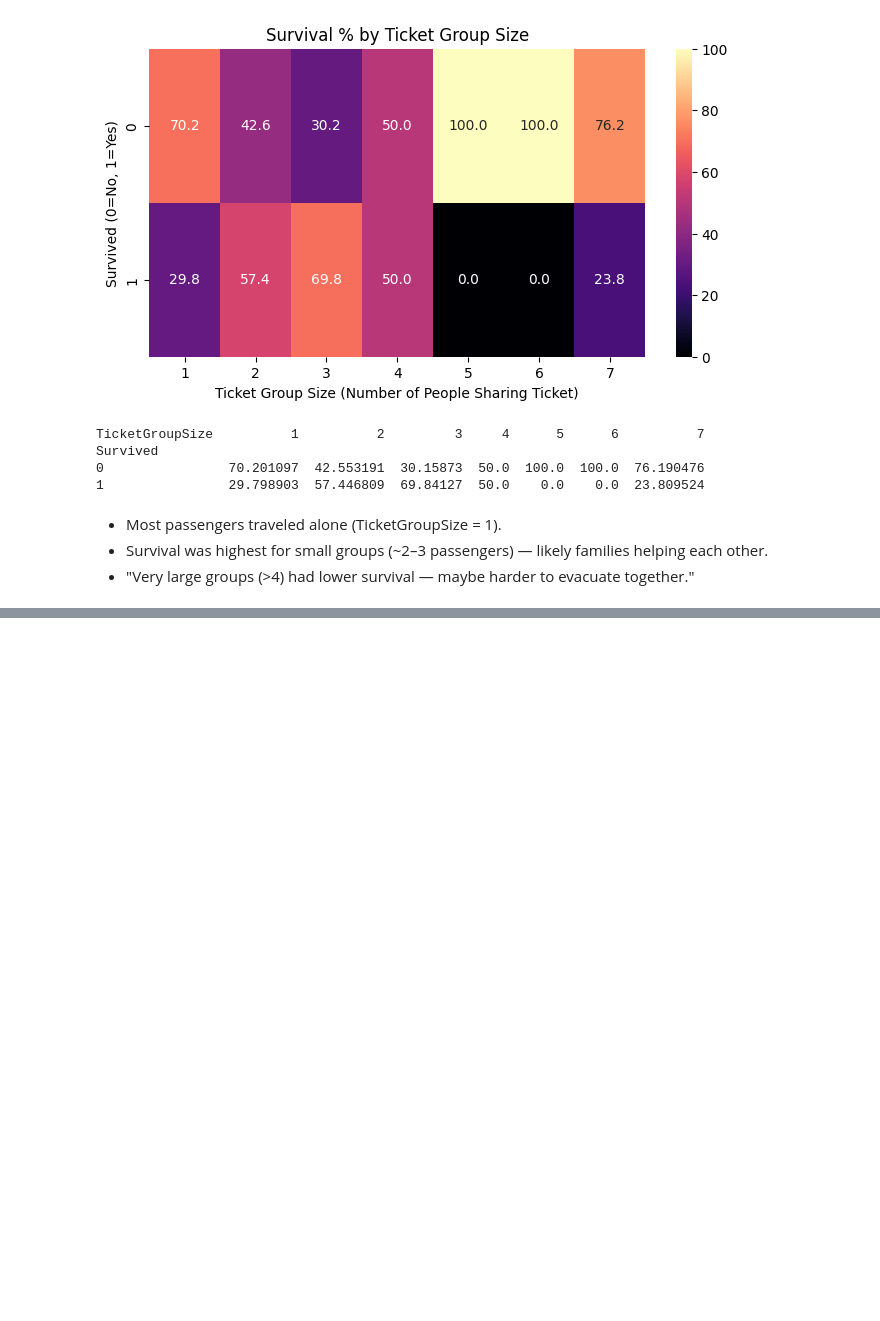
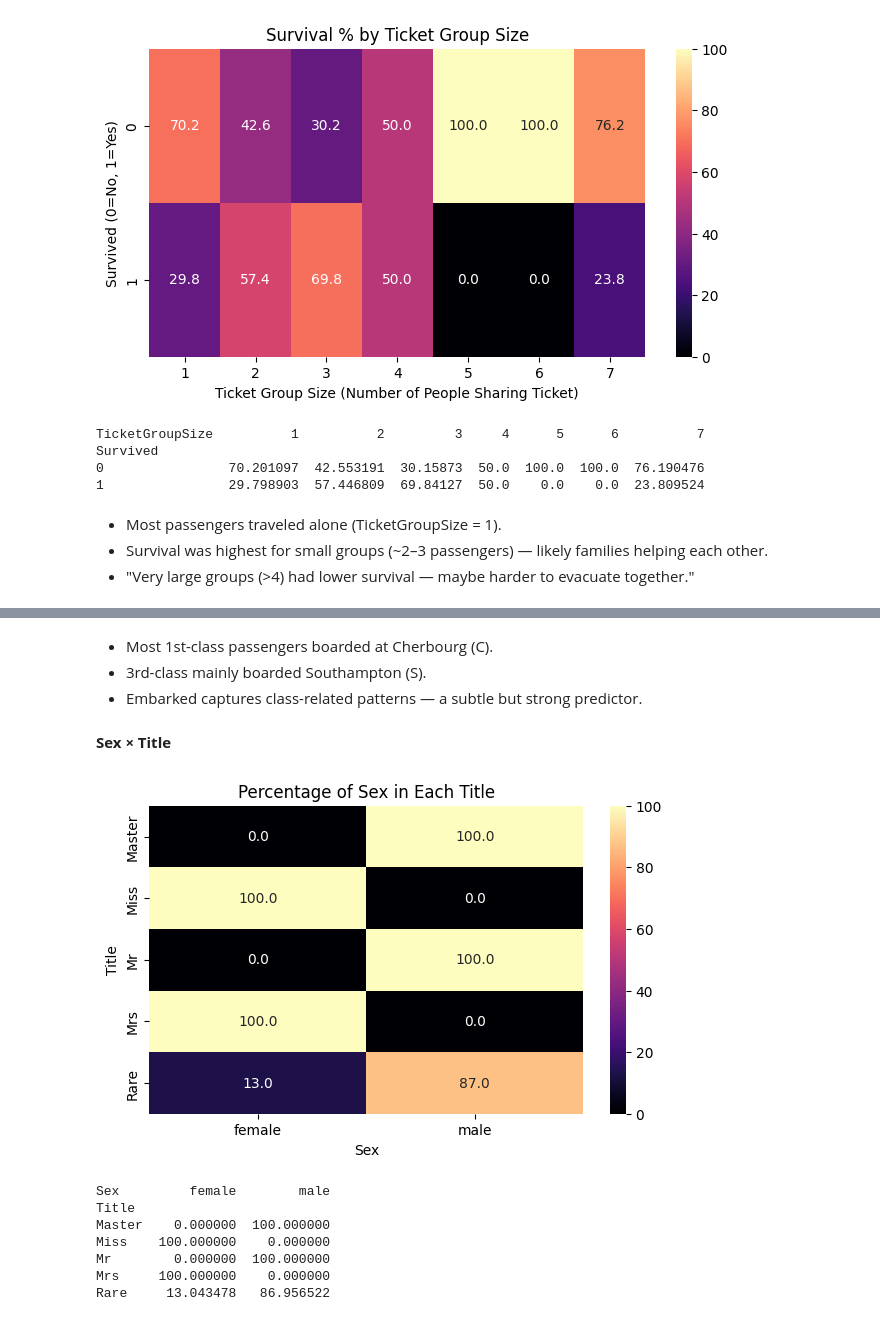
Before and after one commit to Aman-sys-ui/EDA, a Jupyter notebook: Titanic/EDA_Titanic.ipynb, the cells around one changed output, grey strips where cells are left out. Saved outputs shown, nothing was run; the diff lists cells and outputs as text; code cells hidden in the pictures; blank space fills up the shorter version.

```diff
--- a/Titanic/EDA_Titanic.ipynb
+++ b/Titanic/EDA_Titanic.ipynb
@@ -753,0 +793,27 @@ Survived
+# %% [markdown]
+- Most 1st-class passengers boarded at Cherbourg (C).
+- 3rd-class mainly boarded Southampton (S).
+- Embarked captures class-related patterns — a subtle but strong predictor.
+# %% [markdown]
+**Sex × Title**
+# %%
+# Cross-tab + heatmap
+sex_title_ct = pd.crosstab(train['Title'], train['Sex'], normalize='index') * 100
+
+plt.figure(figsize=(7,4))
+sns.heatmap(sex_title_ct, annot=True, fmt=".1f", cmap="magma")
+plt.title("Percentage of Sex in Each Title")
+plt.xlabel("Sex")
+plt.ylabel("Title")
+plt.show()
+
+print(sex_title_ct)
+# %% [output]
+[figure, added]
+Sex         female        male
+Title
+Master    0.000000  100.000000
+Miss    100.000000    0.000000
+Mr        0.000000  100.000000
+Mrs     100.000000    0.000000
+Rare     13.043478   86.956522
```
Also changed, not shown: parts of 25 cells of this notebook.
